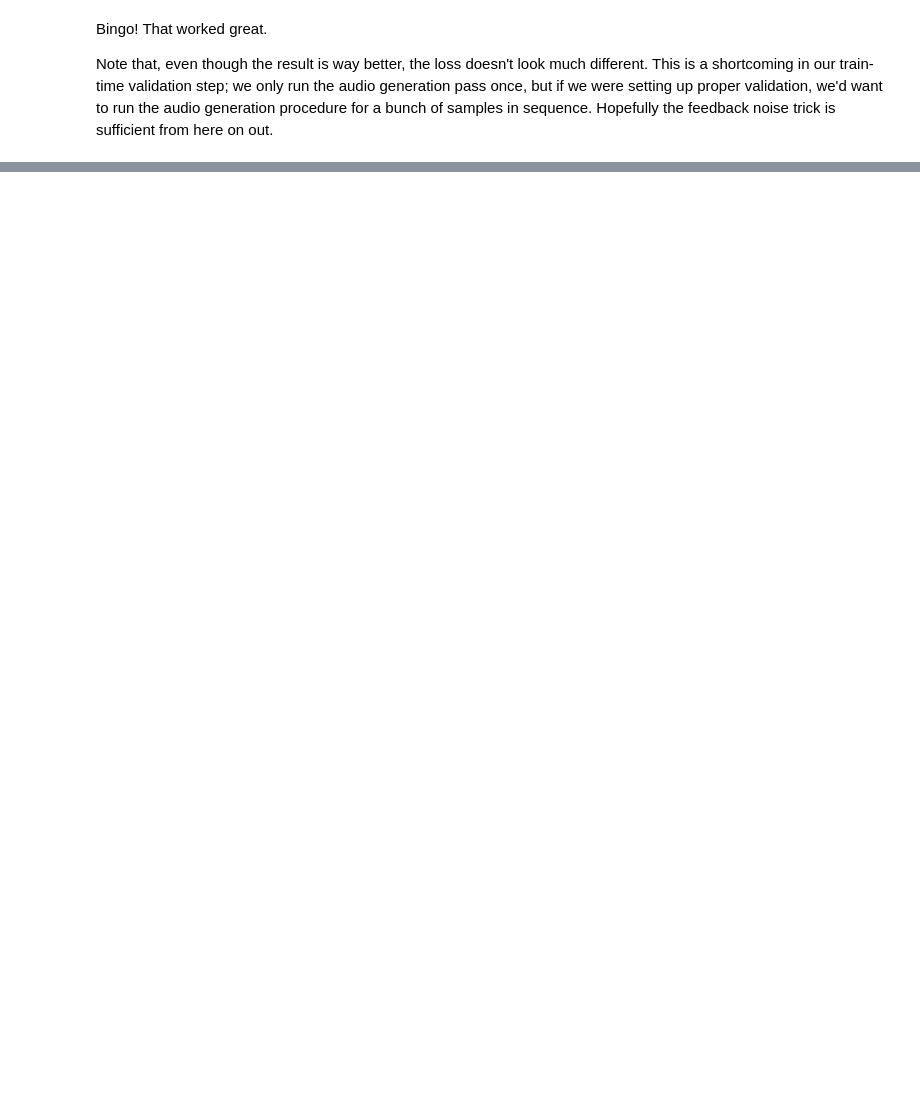
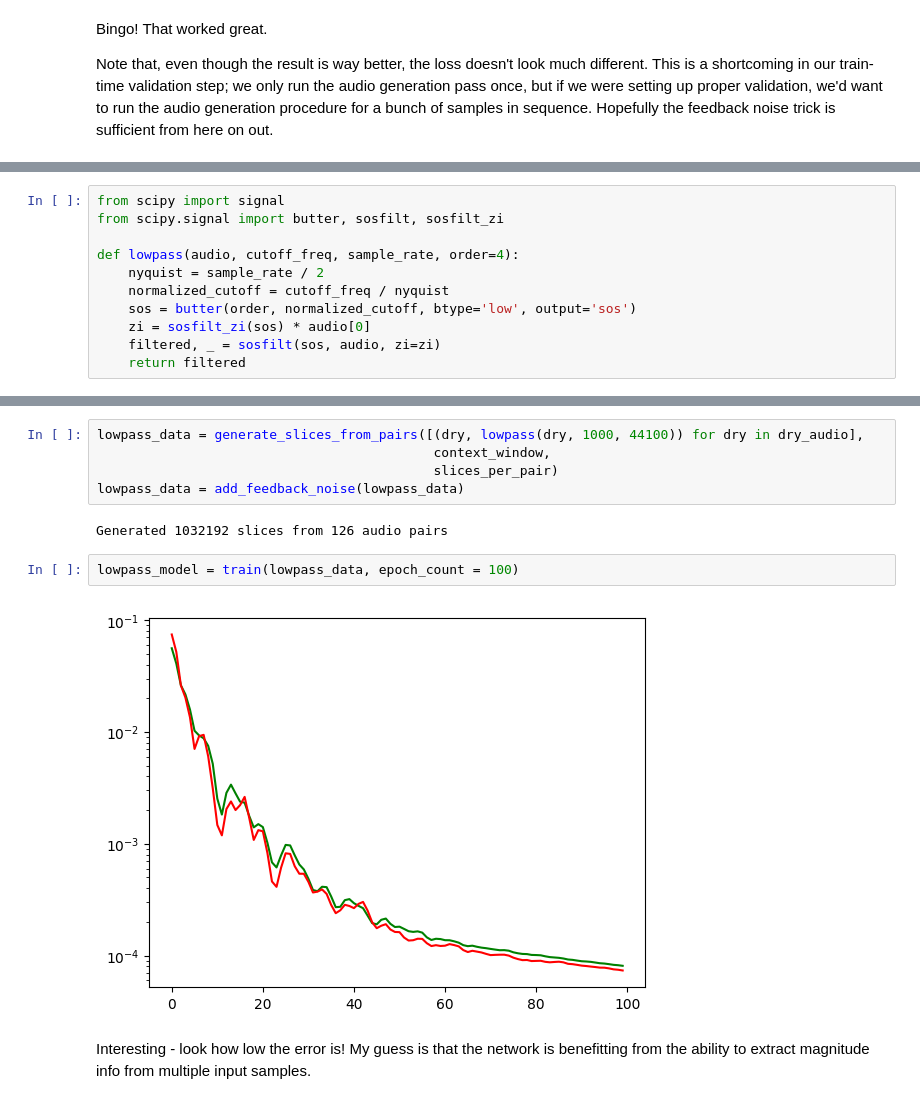
Before and after one commit to wyager/audiofx, a Jupyter notebook: audiofx.ipynb, the cells around one changed output, grey strips where cells are left out. Saved outputs shown, nothing was run; the diff lists cells and outputs as text; blank space fills up the shorter version.

```diff
--- a/audiofx.ipynb
+++ b/audiofx.ipynb
@@ -517,0 +520,11 @@ Note that, even though the result is way better, the loss doesn't look much diff
+# %%
+from scipy import signal
+from scipy.signal import butter, sosfilt, sosfilt_zi
+
+def lowpass(audio, cutoff_freq, sample_rate, order=4):
+    nyquist = sample_rate / 2
+    normalized_cutoff = cutoff_freq / nyquist
+    sos = butter(order, normalized_cutoff, btype='low', output='sos')
+    zi = sosfilt_zi(sos) * audio[0]
+    filtered, _ = sosfilt(sos, audio, zi=zi)
+    return filtered
@@ -517,0 +536,13 @@ Note that, even though the result is way better, the loss doesn't look much diff
+# %%
+lowpass_data = generate_slices_from_pairs([(dry, lowpass(dry, 1000, 44100)) for dry in dry_audio],
+                                           context_window,
+                                           slices_per_pair)
+lowpass_data = add_feedback_noise(lowpass_data)
+# %% [output]
+Generated 1032192 slices from 126 audio pairs
+# %%
+lowpass_model = train(lowpass_data, epoch_count = 100)
+# %% [output]
+[figure, added]
+# %% [markdown]
+Interesting - look how low the error is! My guess is that the network is benefitting from the ability to extract magnitude info from multiple input samples.
```
Also changed, not shown: parts of 9 cells of this notebook.
